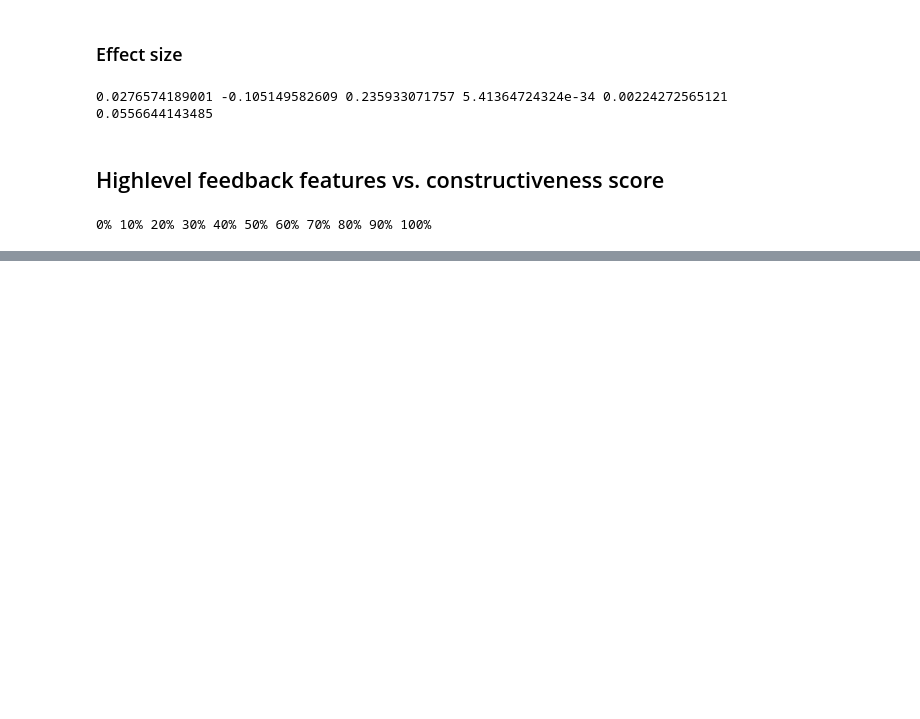
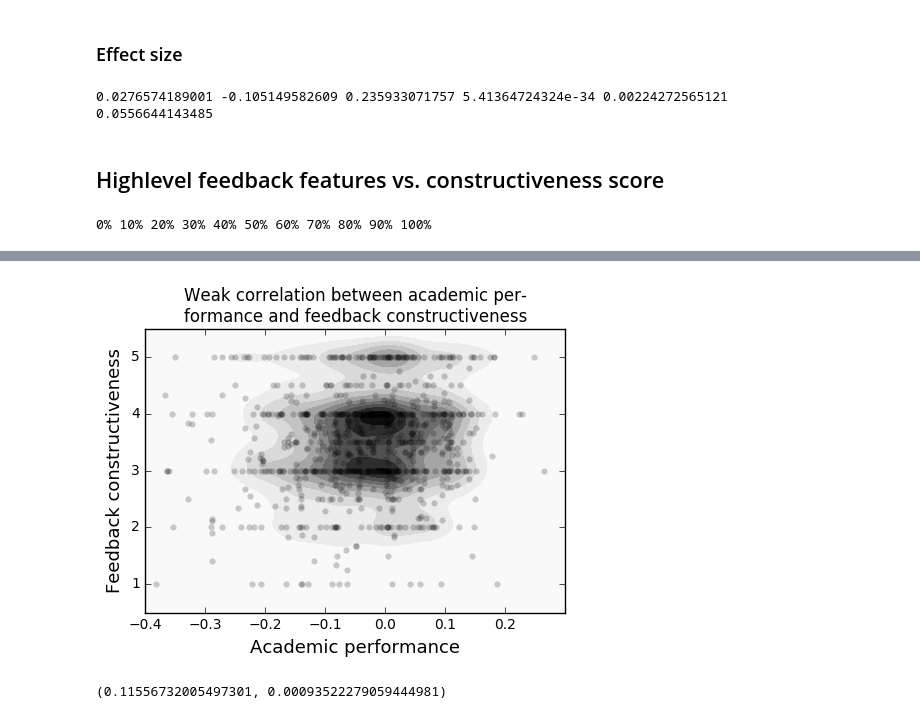
Before and after one commit to ulfaslak/peergrade_analysis, a Jupyter notebook: workbook.ipynb, the cells around one changed output, grey strips where cells are left out. Saved outputs shown, nothing was run; the diff lists cells and outputs as text; code cells hidden in the pictures; blank space fills up the shorter version.

```diff
--- a/workbook.ipynb
+++ b/workbook.ipynb
@@ -637,0 +791,51 @@ plt.show()
+# %%
+received_grades1, feedback_scores = [], []
+processed_students1 = []
+
+for _student, data in students.items():
+
+    if _student in processed_students1:
+        continue
+
+    if not 'received_feedback_grade' in data:
+        continue
+
+    _received_grades = np.nanmean([
+        np.mean(scores) - np.nanmean(assignments[assignment])
+        for assignment, scores in data['received_scores_on_assignments'].items()
+    ])
+
+    _feedback_scores = np.nanmean([
+        score
+        for handin, score in data['received_feedback_grade'].items()
+    ])
+
+    if np.isnan(_received_grades) or np.isnan(_feedback_scores):
+        continue
+
+    received_grades1.append(_received_grades)
+    feedback_scores.append(_feedback_scores)
+
+    processed_students1.append(_student)
+# %%
+received_grades1, feedback_scores = zip(*sorted(zip(received_grades1, feedback_scores), key=lambda kv: kv[0]))
+#feedback_scores1 = savgol_filter([f + np.random.random()-1 if True else f for f in feedback_scores], 21, 1)
+feedback_scores1 = [f + np.random.random()-1 if True else f for f in feedback_scores]
+# %%
+plt.figure(figsize=(5, 4), frameon=False)
+sns.kdeplot(np.array(received_grades1), np.array(feedback_scores), shade=True, cmap=plt.get_cmap("Greys"))
+plt.scatter(received_grades1, feedback_scores, lw=0, alpha=0.2, color="black")
+plt.xlabel("Academic performance", fontsize=13)
+plt.ylabel("Feedback constructiveness", fontsize=13)
+plt.title("Weak correlation between academic per-\nformance and feedback constructiveness")
+plt.xlim(-0.4, 0.3)
+plt.ylim(0.5, 5.5)
+plt.tight_layout()
+plt.savefig("../figures/academicperformance_vs_constructiveness.png")
+plt.show()
+# %% [output]
+[figure, added]
+# %%
+print pearsonr(received_grades1, feedback_scores)
+# %% [output]
+(0.11556732005497301, 0.00093522279059444981)
```
Also changed, not shown: parts of 34 cells of this notebook.
